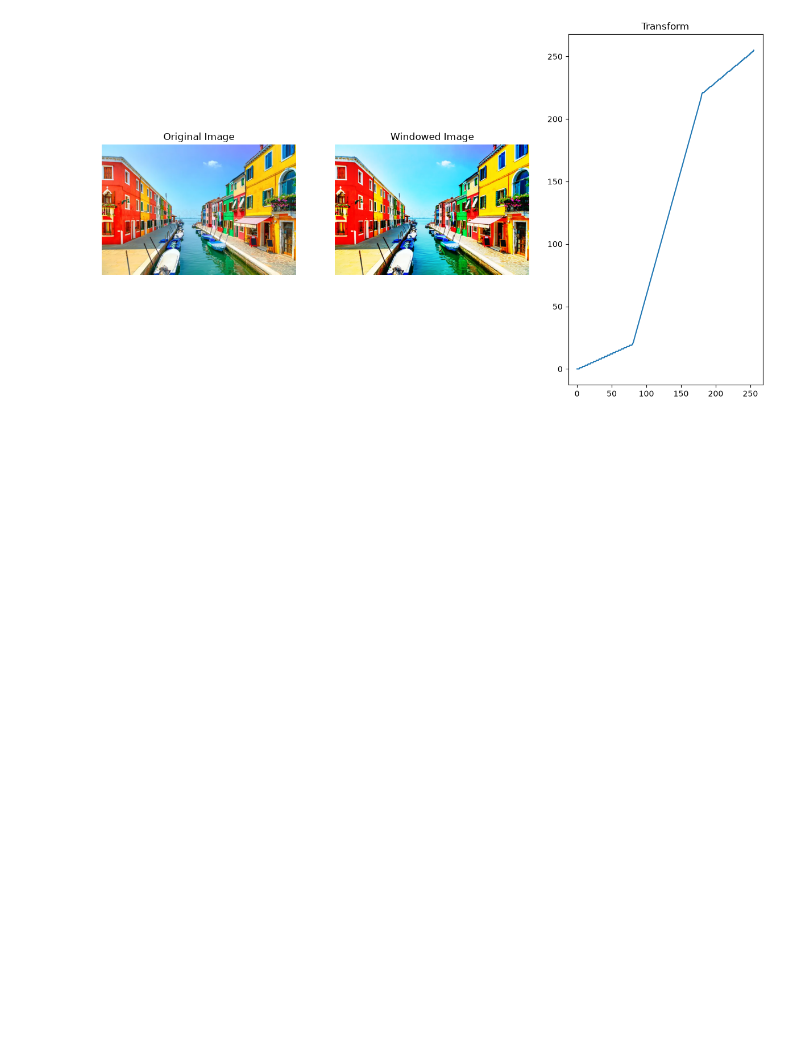
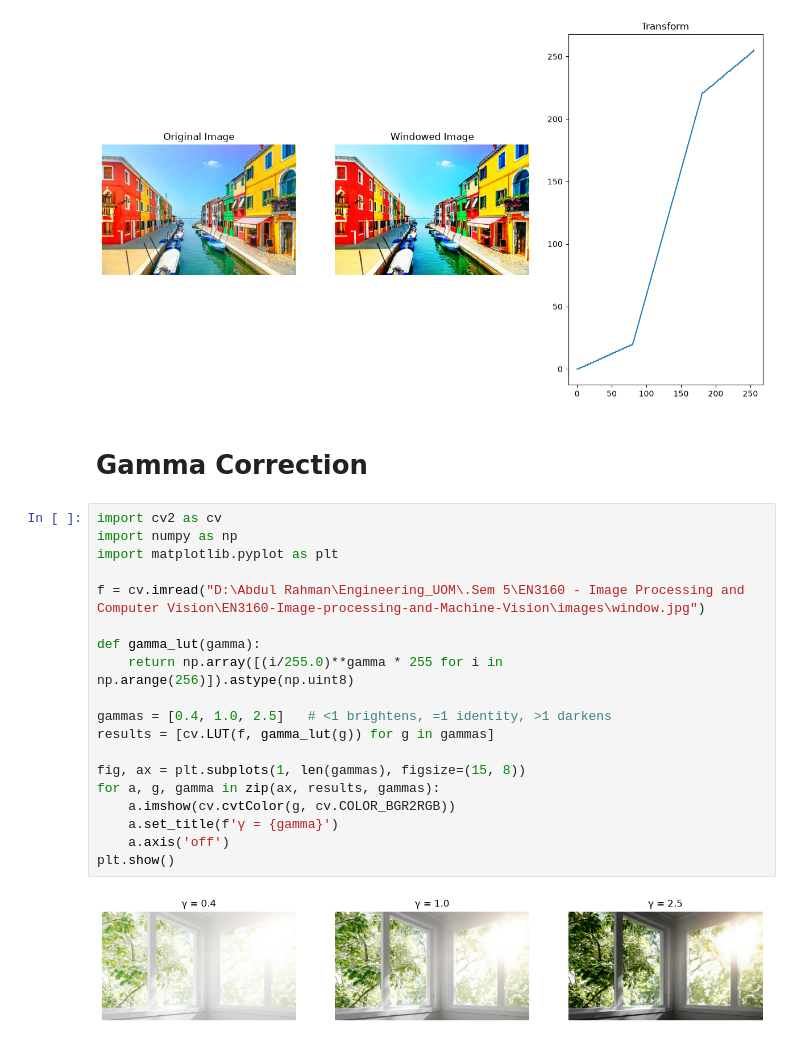
Before and after one commit to Abdul-Rahman-bme/EN3160-Image-processing-and-Machine-Vision, a Jupyter notebook: Lec_2_code/Lec_2_jupyter.ipynb, the cells around one changed output. Drawn from its saved outputs; the diff is of its cells as text; blank space fills up the shorter version.

```diff
--- a/Lec_2_code/Lec_2_jupyter.ipynb
+++ b/Lec_2_code/Lec_2_jupyter.ipynb
@@ -344,3 +344,26 @@ for a in ax[:2]:
 plt.show()
 # %% [output]
 [figure]
+# %% [markdown]
+# Gamma Correction
+# %%
+import cv2 as cv
+import numpy as np
+import matplotlib.pyplot as plt
+
+f = cv.imread("D:\Abdul Rahman\Engineering_UOM\.Sem 5\EN3160 - Image Processing and Computer Vision\EN3160-Image-processing-and-Machine-Vision\images\window.jpg")
+
+def gamma_lut(gamma):
+    return np.array([(i/255.0)**gamma * 255 for i in np.arange(256)]).astype(np.uint8)
+
+gammas = [0.4, 1.0, 2.5]   # <1 brightens, =1 identity, >1 darkens
+results = [cv.LUT(f, gamma_lut(g)) for g in gammas]
+
+fig, ax = plt.subplots(1, len(gammas), figsize=(15, 8))
+for a, g, gamma in zip(ax, results, gammas):
+    a.imshow(cv.cvtColor(g, cv.COLOR_BGR2RGB))
+    a.set_title(f'γ = {gamma}')
+    a.axis('off')
+plt.show()
+# %% [output]
+[figure, added]
```
Also changed, not shown: 1 other file.
